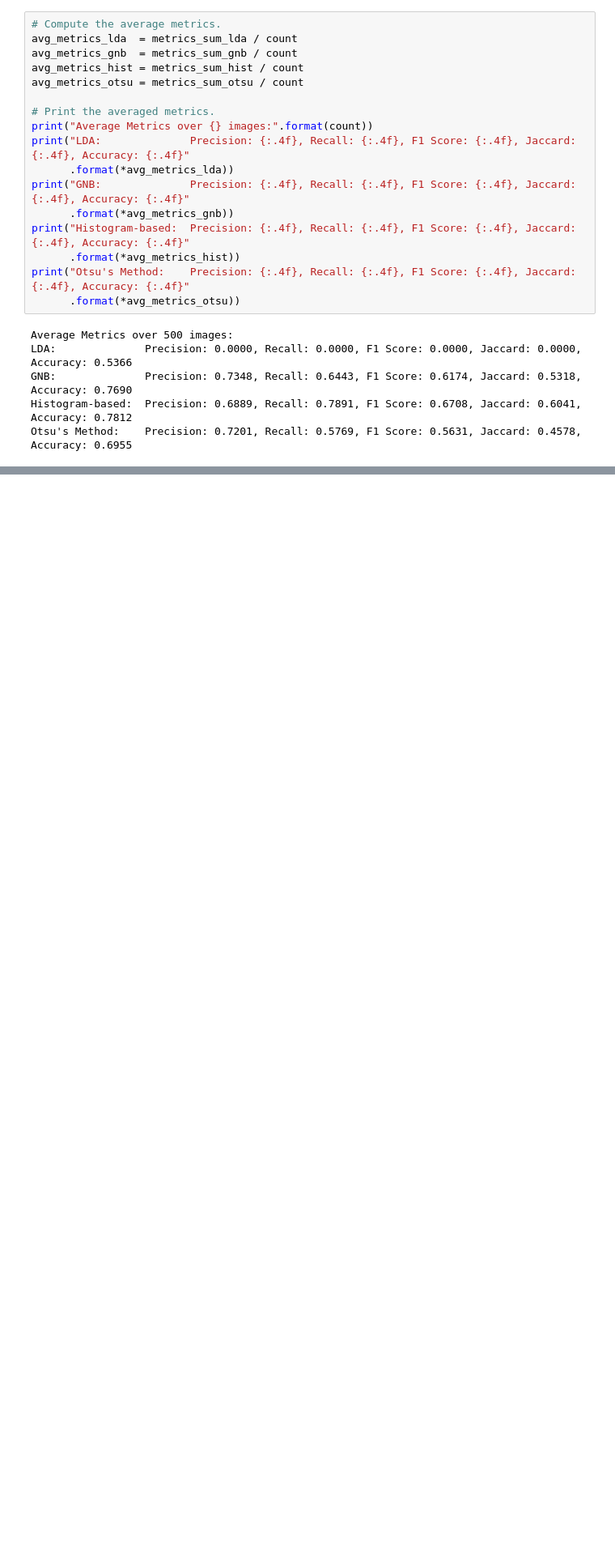
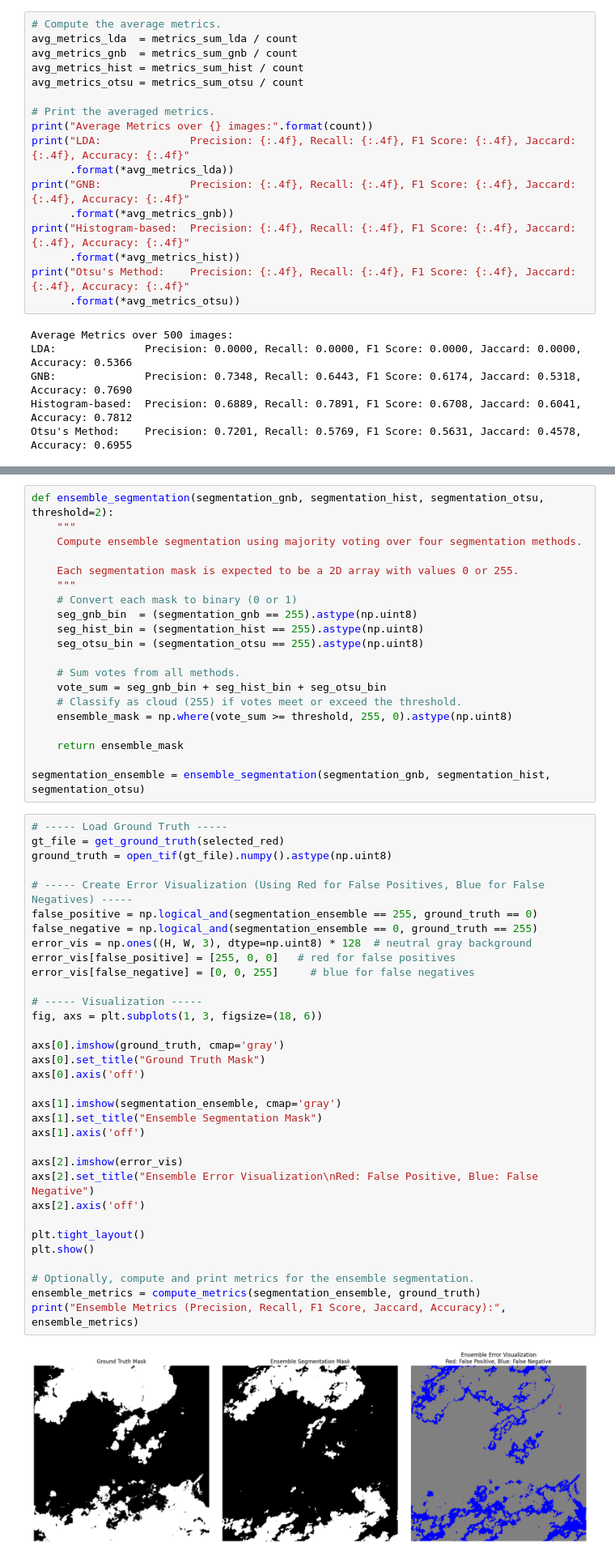
Before and after one commit to HenriLD/CloudDetection, a Jupyter notebook: Computer_Vision_Project.ipynb, the cells around one changed output, grey strips where cells are left out. Shown at 81% size. Saved outputs shown, nothing was run; the diff lists cells and outputs as text; blank space fills up the shorter version.

```diff
--- a/Computer_Vision_Project.ipynb
+++ b/Computer_Vision_Project.ipynb
@@ -640,0 +640,55 @@ Otsu's Method:    Precision: 0.7201, Recall: 0.5769, F1 Score: 0.5631, Jaccard:
+# %%
+def ensemble_segmentation(segmentation_gnb, segmentation_hist, segmentation_otsu, threshold=2):
+    """
+    Compute ensemble segmentation using majority voting over four segmentation methods.
+
+    Each segmentation mask is expected to be a 2D array with values 0 or 255.
+    """
+    # Convert each mask to binary (0 or 1)
+    seg_gnb_bin  = (segmentation_gnb == 255).astype(np.uint8)
+    seg_hist_bin = (segmentation_hist == 255).astype(np.uint8)
+    seg_otsu_bin = (segmentation_otsu == 255).astype(np.uint8)
+
+    # Sum votes from all methods.
+    vote_sum = seg_gnb_bin + seg_hist_bin + seg_otsu_bin
+    # Classify as cloud (255) if votes meet or exceed the threshold.
+    ensemble_mask = np.where(vote_sum >= threshold, 255, 0).astype(np.uint8)
+
+    return ensemble_mask
+
+segmentation_ensemble = ensemble_segmentation(segmentation_gnb, segmentation_hist, segmentation_otsu)
+# %%
+# ----- Load Ground Truth -----
+gt_file = get_ground_truth(selected_red)
+ground_truth = open_tif(gt_file).numpy().astype(np.uint8)
+
+# ----- Create Error Visualization (Using Red for False Positives, Blue for False Negatives) -----
+false_positive = np.logical_and(segmentation_ensemble == 255, ground_truth == 0)
+false_negative = np.logical_and(segmentation_ensemble == 0, ground_truth == 255)
+error_vis = np.ones((H, W, 3), dtype=np.uint8) * 128  # neutral gray background
+error_vis[false_positive] = [255, 0, 0]   # red for false positives
+error_vis[false_negative] = [0, 0, 255]     # blue for false negatives
+
+# ----- Visualization -----
+fig, axs = plt.subplots(1, 3, figsize=(18, 6))
+
+axs[0].imshow(ground_truth, cmap='gray')
+axs[0].set_title("Ground Truth Mask")
+axs[0].axis('off')
+
+axs[1].imshow(segmentation_ensemble, cmap='gray')
+axs[1].set_title("Ensemble Segmentation Mask")
+axs[1].axis('off')
+
+axs[2].imshow(error_vis)
+axs[2].set_title("Ensemble Error Visualization\nRed: False Positive, Blue: False Negative")
+axs[2].axis('off')
+
+plt.tight_layout()
+plt.show()
+
+# Optionally, compute and print metrics for the ensemble segmentation.
+ensemble_metrics = compute_metrics(segmentation_ensemble, ground_truth)
+print("Ensemble Metrics (Precision, Recall, F1 Score, Jaccard, Accuracy):", ensemble_metrics)
+# %% [output]
+[figure, added]
```
Also changed, not shown: parts of 3 cells of this notebook.
